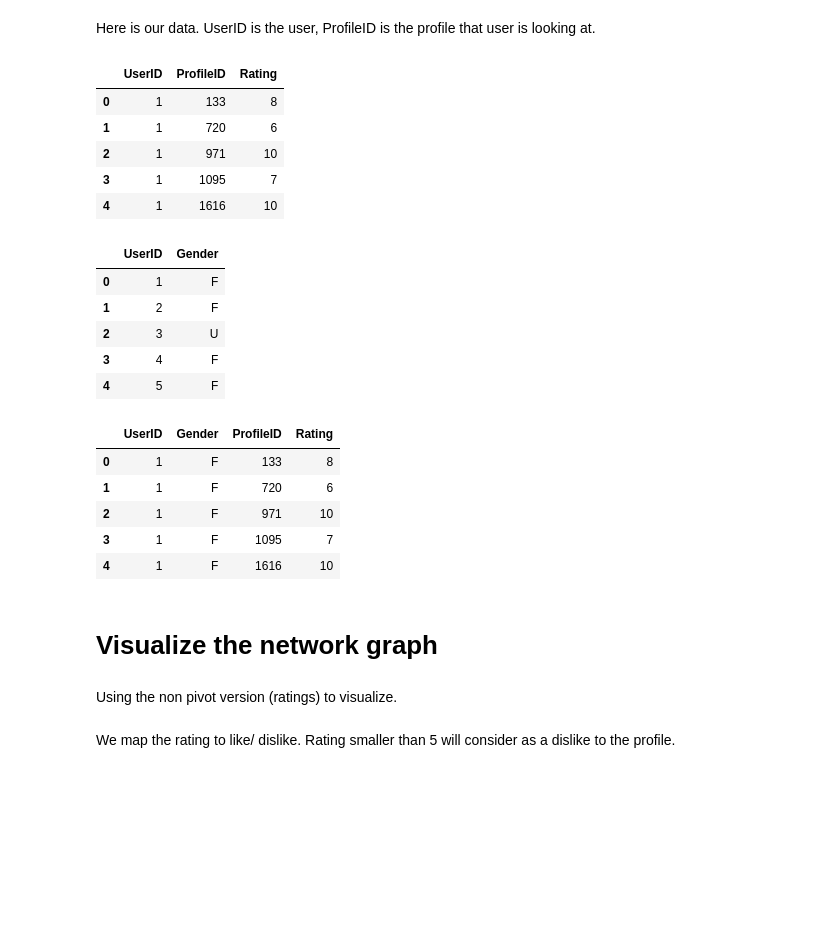
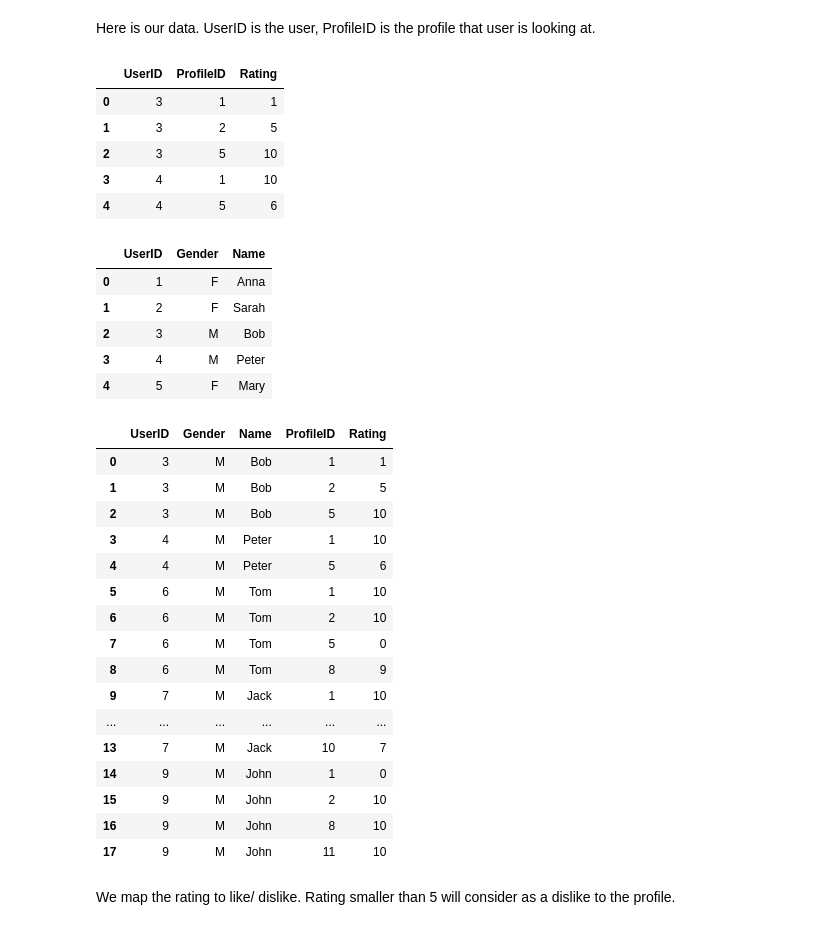
Before and after one commit to IamMrandrew/recommender-system-collaborative-filtering, a Jupyter notebook: RecommenderSystemCollaborativeFiltering.ipynb, the cells around one changed output. Drawn from its saved outputs; the diff is of its cells as text; code cells hidden in the pictures; blank space fills up the shorter version.

```diff
--- a/RecommenderSystemCollaborativeFiltering.ipynb
+++ b/RecommenderSystemCollaborativeFiltering.ipynb
@@ -8,43 +8,51 @@ import numpy as np
 # %%
-datasets_loc = "datasets"
-# datasets_loc = "toy_datasets"
+# datasets_loc = "datasets"
+datasets_loc = "toy_datasets"
 # %%
 ratings = pd.read_csv(datasets_loc + "/ratings.csv", delim_whitespace=True, skiprows=1, names=["UserID", "ProfileID", "Rating"])
-gender = pd.read_csv(datasets_loc + "/gender.csv", names=["UserID", "Gender"])
+# gender = pd.read_csv(datasets_loc + "/info.csv", names=["UserID", "Gender"]) (For large dataset)
+info = pd.read_csv(datasets_loc + "/info.csv", names=["UserID", "Gender", "Name"])
 # %% [markdown]
 Here is our data. UserID is the user, ProfileID is the profile that user is looking at.
 # %%
 ratings.head()
 # %% [output]
 |  | UserID | ProfileID | Rating |
-| 0 | 1 | 133 | 8 |
-| 1 | 1 | 720 | 6 |
-| 2 | 1 | 971 | 10 |
-| 3 | 1 | 1095 | 7 |
-| 4 | 1 | 1616 | 10 |
+| 0 | 3 | 1 | 1 |
+| 1 | 3 | 2 | 5 |
+| 2 | 3 | 5 | 10 |
+| 3 | 4 | 1 | 10 |
+| 4 | 4 | 5 | 6 |
 # %%
-gender.head()
+info.head()
 # %% [output]
-|  | UserID | Gender |
-| 0 | 1 | F |
-| 1 | 2 | F |
-| 2 | 3 | U |
-| 3 | 4 | F |
-| 4 | 5 | F |
+|  | UserID | Gender | Name |
+| 0 | 1 | F | Anna |
+| 1 | 2 | F | Sarah |
+| 2 | 3 | M | Bob |
+| 3 | 4 | M | Peter |
+| 4 | 5 | F | Mary |
 # %%
-ratings = pd.merge(gender, ratings)
-ratings.head()
+ratings = pd.merge(info, ratings)
+ratings
 # %% [output]
-|  | UserID | Gender | ProfileID | Rating |
-| 0 | 1 | F | 133 | 8 |
-| 1 | 1 | F | 720 | 6 |
-| 2 | 1 | F | 971 | 10 |
-| 3 | 1 | F | 1095 | 7 |
-| 4 | 1 | F | 1616 | 10 |
+|  | UserID | Gender | Name | ProfileID | Rating |
+| 0 | 3 | M | Bob | 1 | 1 |
+| 1 | 3 | M | Bob | 2 | 5 |
+| 2 | 3 | M | Bob | 5 | 10 |
+| 3 | 4 | M | Peter | 1 | 10 |
+| 4 | 4 | M | Peter | 5 | 6 |
+| 5 | 6 | M | Tom | 1 | 10 |
+| 6 | 6 | M | Tom | 2 | 10 |
+| 7 | 6 | M | Tom | 5 | 0 |
+| 8 | 6 | M | Tom | 8 | 9 |
+| 9 | 7 | M | Jack | 1 | 10 |
+| ... | ... | ... | ... | ... | ... |
+| 13 | 7 | M | Jack | 10 | 7 |
+| 14 | 9 | M | John | 1 | 0 |
+| 15 | 9 | M | John | 2 | 10 |
+| 16 | 9 | M | John | 8 | 10 |
+| 17 | 9 | M | John | 11 | 10 |
-# %% [markdown]
-# Visualize the network graph
-# %% [markdown]
-Using the non pivot version (ratings) to visualize.
 # %% [markdown]
 We map the rating to like/ dislike. Rating smaller than 5 will consider as a dislike to the profile.
 # %%
```
Also changed, not shown: parts of 30 cells of this notebook, 4 other files.
